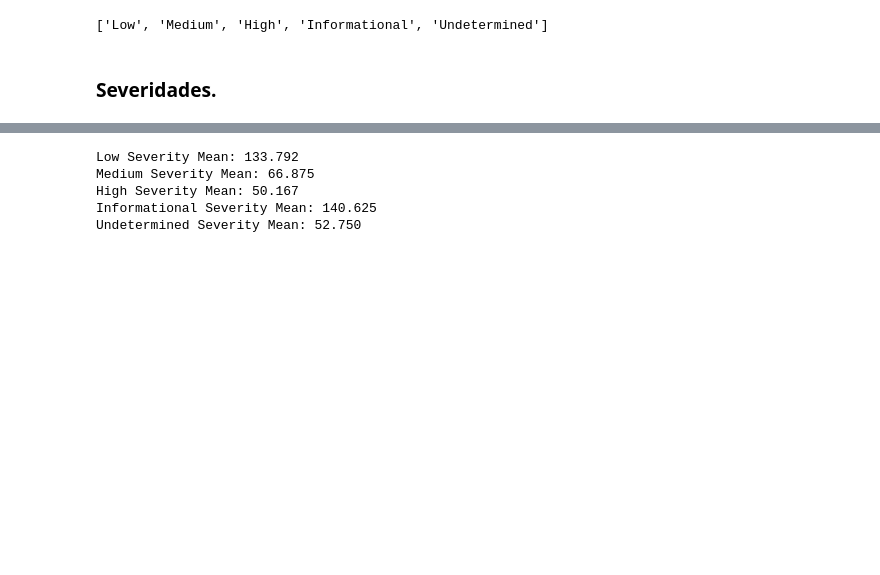
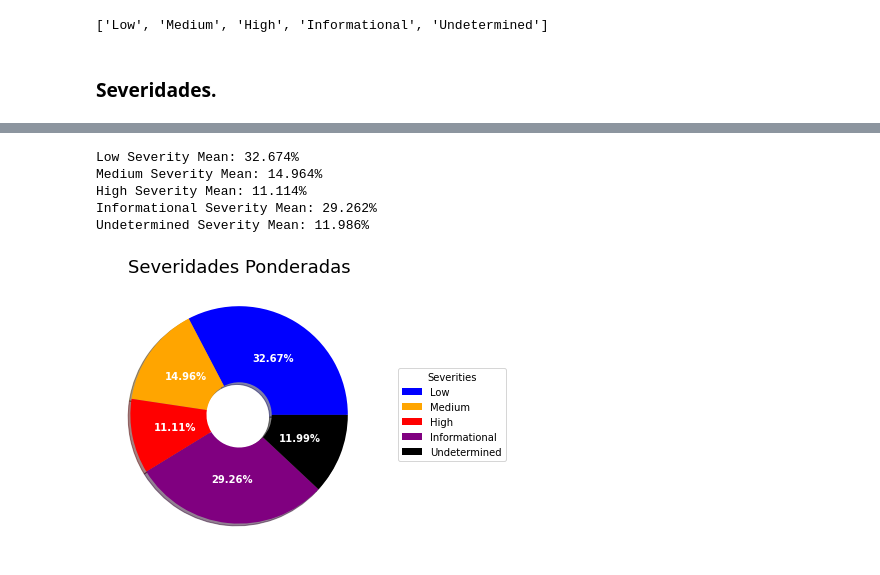
Before and after one commit to TelergySoftware/AIAGRV, a Jupyter notebook: sources/data/src/data_analisys.ipynb, the cells around one changed output, grey strips where cells are left out. Drawn from its saved outputs; the diff is of its cells as text; code cells hidden in the pictures; blank space fills up the shorter version.

```diff
--- a/sources/data/src/data_analisys.ipynb
+++ b/sources/data/src/data_analisys.ipynb
@@ -56,18 +59,26 @@ plt.show()
 # %%
 auditors_vs_severity = {'auditor': [],
-                            'severity': {
+                        'severity':
+                            {
                                 'Low': [],
                                 'Medium': [],
                                 'High': [],
                                 'Informational': [],
                                 'Undetermined': []
-                                }
+                            },
+                        'calls': []
                         }
 for auditor in auditors:
+    script = "SELECT COUNT(*) FROM findings WHERE auditor_id = ?"
+    calls = API.execute(script, [auditor['id']])[0][0]
+    if calls == 0:
+        continue
+    auditors_vs_severity['calls'].append(calls)
     auditors_vs_severity['auditor'].append(auditor['name'])
+
     for severity in auditors_vs_severity['severity']:
         script = f"SELECT COUNT(*) FROM findings WHERE severity = '{severity}' AND auditor_id = ?"
-        quantity = API.execute(script, [auditor['id']])[0][0]
+        quantity = API.execute(script, [auditor['id']])[0][0] / calls * 100
         auditors_vs_severity['severity'][severity].append(quantity)
 
 low_mean = np.array(auditors_vs_severity['severity']['Low']).mean()
@@ -77,18 +88,35 @@ informational_mean = np.array(auditors_vs_severity['severity']['Informational'])
 undetermined_mean = np.array(auditors_vs_severity['severity']['Undetermined']).mean()
 
 print(f"""
-Low Severity Mean: {low_mean:.3f}
-Medium Severity Mean: {medium_mean:.3f}
-High Severity Mean: {high_mean:.3f}
-Informational Severity Mean: {informational_mean:.3f}
-Undetermined Severity Mean: {undetermined_mean:.3f}
+Low Severity Mean: {low_mean:.3f}%
+Medium Severity Mean: {medium_mean:.3f}%
+High Severity Mean: {high_mean:.3f}%
+Informational Severity Mean: {informational_mean:.3f}%
+Undetermined Severity Mean: {undetermined_mean:.3f}%
 """)
 # %% [output]
-Low Severity Mean: 133.792
-Medium Severity Mean: 66.875
-High Severity Mean: 50.167
-Informational Severity Mean: 140.625
-Undetermined Severity Mean: 52.750
+Low Severity Mean: 32.674%
+Medium Severity Mean: 14.964%
+High Severity Mean: 11.114%
+Informational Severity Mean: 29.262%
+Undetermined Severity Mean: 11.986%
+# %%
+fig, ax = plt.subplots(figsize=(10, 5), subplot_kw=dict(aspect='equal'))
+wedges, texts, autotexts = ax.pie([low_mean, medium_mean, high_mean, informational_mean, undetermined_mean],
+                           colors=['blue', 'orange', 'red', 'purple', 'black'],
+                           shadow=True,
+                           wedgeprops=dict(width=0.7),
+                           autopct='%.2f%%',
+                           textprops=dict(color='w'))
+plt.setp(autotexts, size=10, weight='bold')
+ax.set_title('Severidades Ponderadas', size=18)
+ax.legend(wedges, severities,
+          title='Severities',
+          loc='right',
+          bbox_to_anchor=(1, 0, 0.5, 1))
+plt.show()
+# %% [output]
+[figure, added]
 # %%
 width = 0.15
 x = np.arange(len(auditors_vs_severity['auditor']))
```
Also changed, not shown: parts of 7 cells of this notebook.
